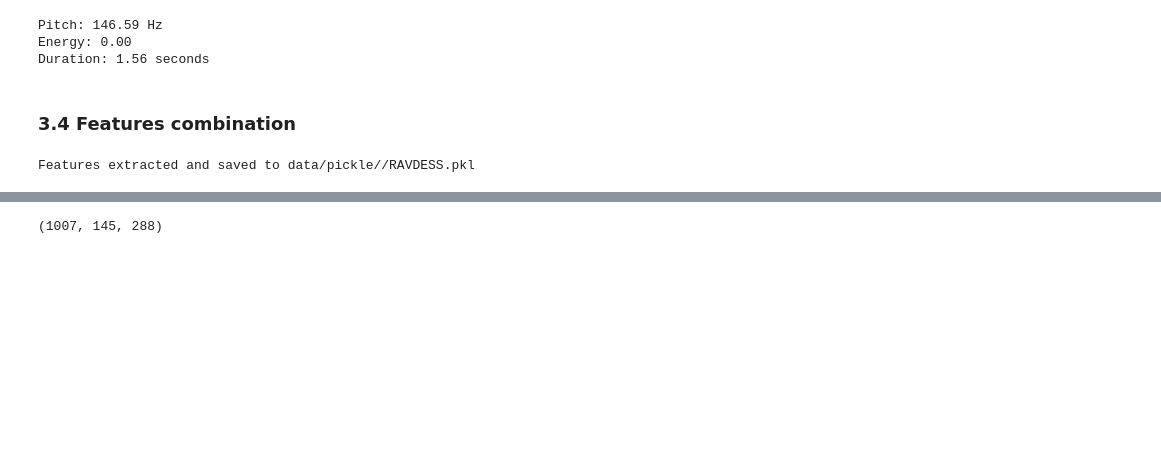
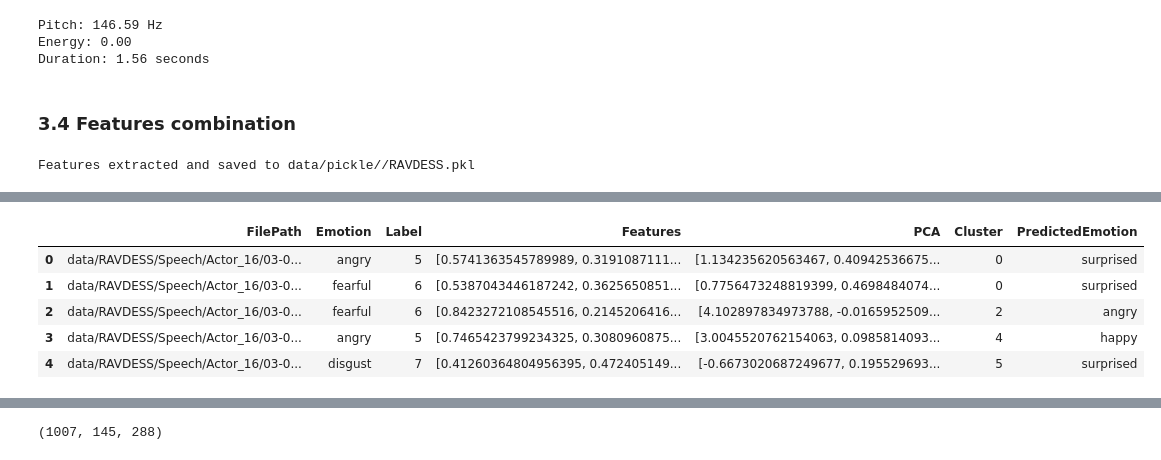
Before and after one commit to EmadBahreini/Audio-Emotion-Recognition, a Jupyter notebook: main.ipynb, the cells around one changed output, grey strips where cells are left out. Cells and saved outputs as stored; diff of their text form; code cells hidden in the pictures; blank space fills up the shorter version.

```diff
--- a/main.ipynb
+++ b/main.ipynb
@@ -255,0 +364,9 @@ Features extracted and saved to data/pickle//RAVDESS.pkl
+# %%
+dataframe.head()
+# %% [output]
+|  | FilePath | Emotion | Label | Features | PCA | Cluster | PredictedEmotion |
+| 0 | data/RAVDESS/Speech/Actor_16/03-0... | angry | 5 | [0.5741363545789989, 0.3191087111... | [1.134235620563467, 0.40942536675... | 0 | surprised |
+| 1 | data/RAVDESS/Speech/Actor_16/03-0... | fearful | 6 | [0.5387043446187242, 0.3625650851... | [0.7756473248819399, 0.4698484074... | 0 | surprised |
+| 2 | data/RAVDESS/Speech/Actor_16/03-0... | fearful | 6 | [0.8423272108545516, 0.2145206416... | [4.102897834973788, -0.0165952509... | 2 | angry |
+| 3 | data/RAVDESS/Speech/Actor_16/03-0... | angry | 5 | [0.7465423799234325, 0.3080960875... | [3.0045520762154063, 0.0985814093... | 4 | happy |
+| 4 | data/RAVDESS/Speech/Actor_16/03-0... | disgust | 7 | [0.41260364804956395, 0.472405149... | [-0.6673020687249677, 0.195529693... | 5 | surprised |
```
Also changed, not shown: parts of 19 cells of this notebook.
